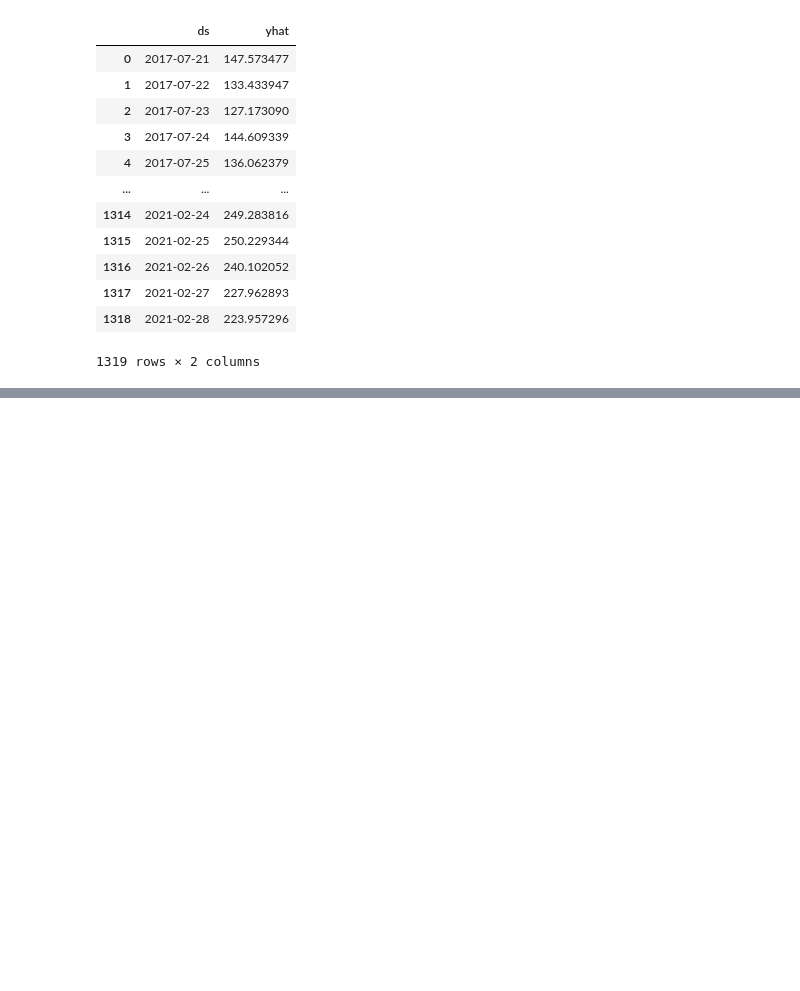
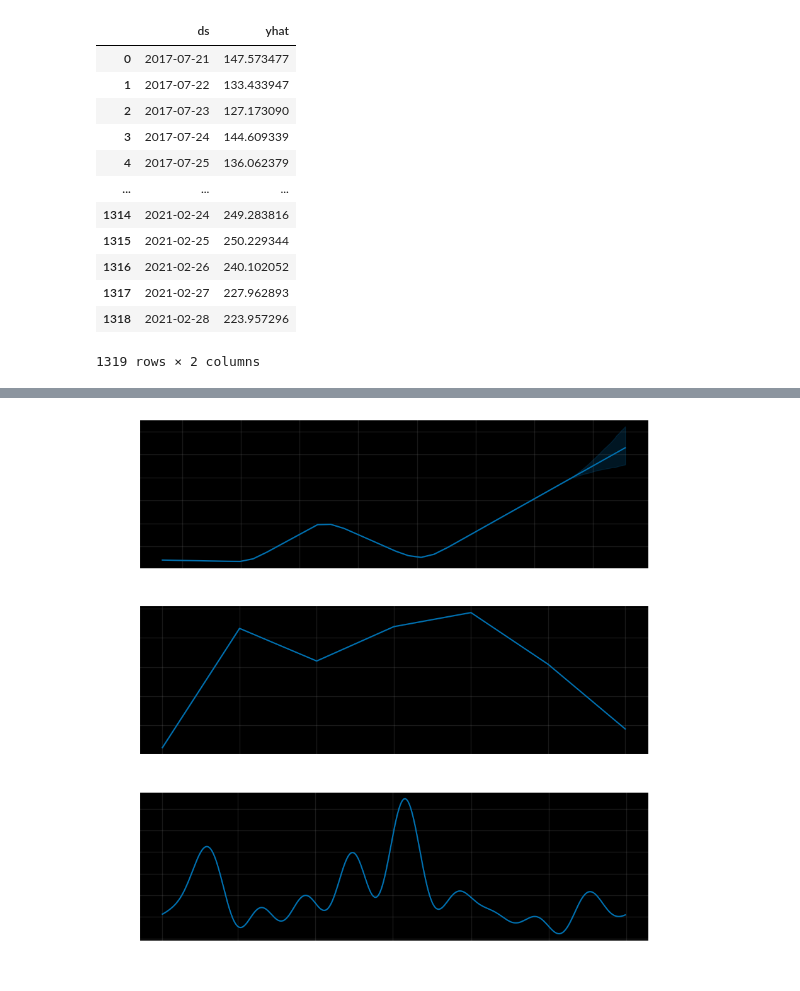
Before and after one commit to bakasheddy/time-series-forecasting-of-electricity-prices-of-a-District, a Jupyter notebook: practical time series analysis and forcast.ipynb, the cells around one changed output, grey strips where cells are left out. Saved outputs shown, nothing was run; the diff lists cells and outputs as text; code cells hidden in the pictures; blank space fills up the shorter version.

```diff
--- a/practical time series analysis and forcast.ipynb
+++ b/practical time series analysis and forcast.ipynb
@@ -235,0 +245,6 @@ forcast[['ds', 'yhat']]
+# %%
+# Plot the forecast components
+fig = model.plot_components(forecast)
+plt.show()
+# %% [output]
+[figure, added]
```
Also changed, not shown: parts of 6 cells of this notebook.
